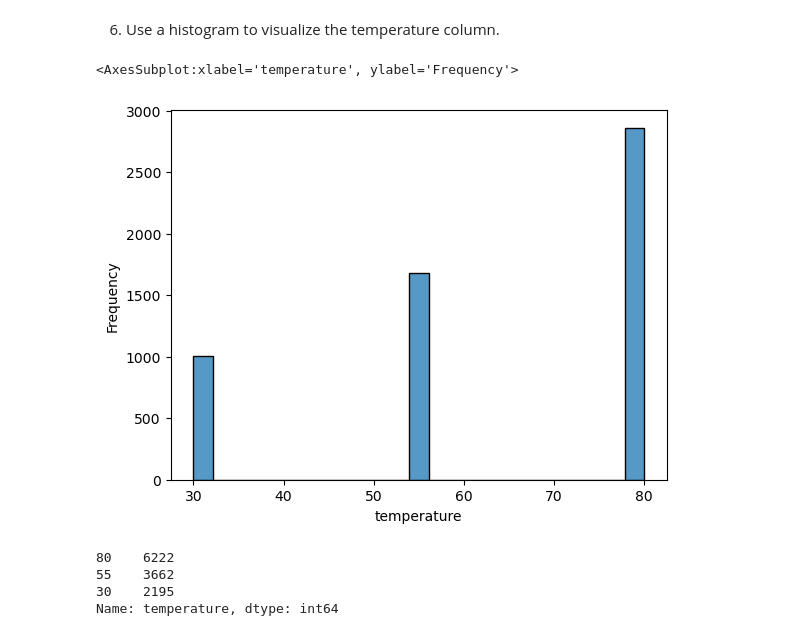
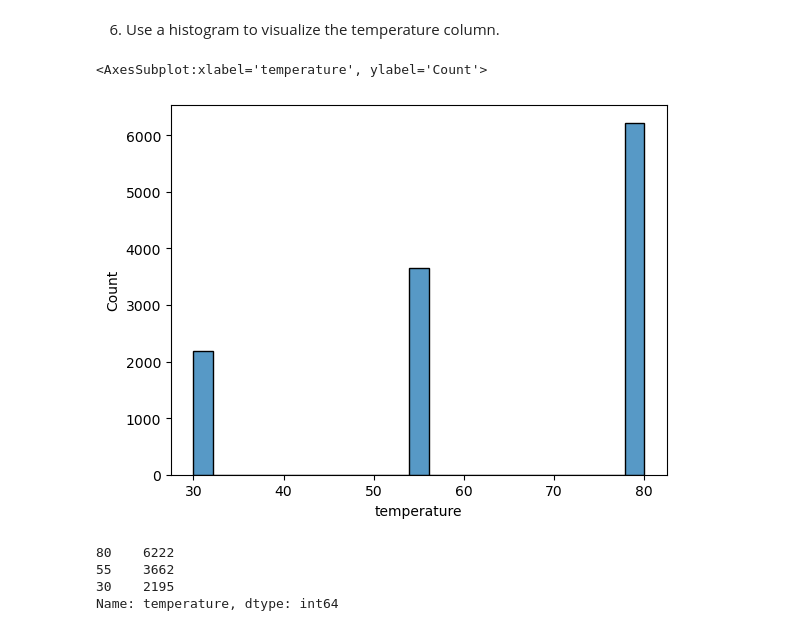
Before and after one commit to avats77/data_sci_Porfolio, a Jupyter notebook: alok_prompt.ipynb, the cells around one changed output. Cells and saved outputs as stored; diff of their text form; code cells hidden in the pictures.

```diff
--- a/alok_prompt.ipynb
+++ b/alok_prompt.ipynb
@@ -261,10 +261,10 @@ data['coupon'].value_counts().plot(kind= 'bar')
 # %% [markdown]
 6. Use a histogram to visualize the temperature column.
 # %%
-sns.histplot(data=data, x= 'temperature', stat='frequency')
+sns.histplot(data=data, x= 'temperature')
 # %% [output]
-<AxesSubplot:xlabel='temperature', ylabel='Frequency'>
+<AxesSubplot:xlabel='temperature', ylabel='Count'>
-[figure, old version]
+[figure, new version]
 # %%
 data['temperature'].value_counts()
 # %% [output]
```
Also changed, not shown: parts of 55 cells of this notebook.
